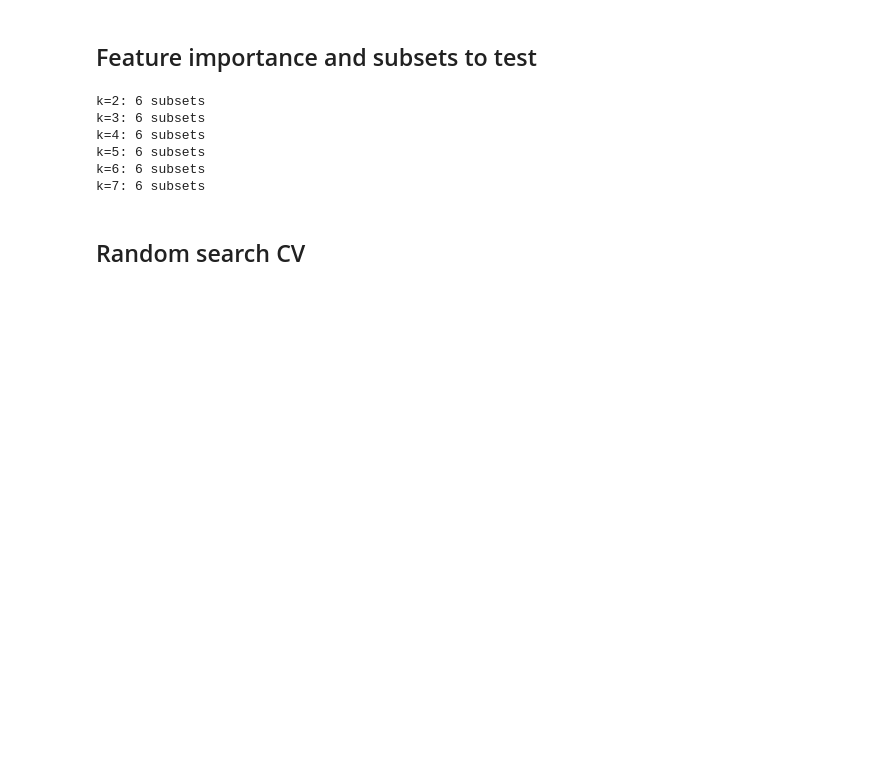
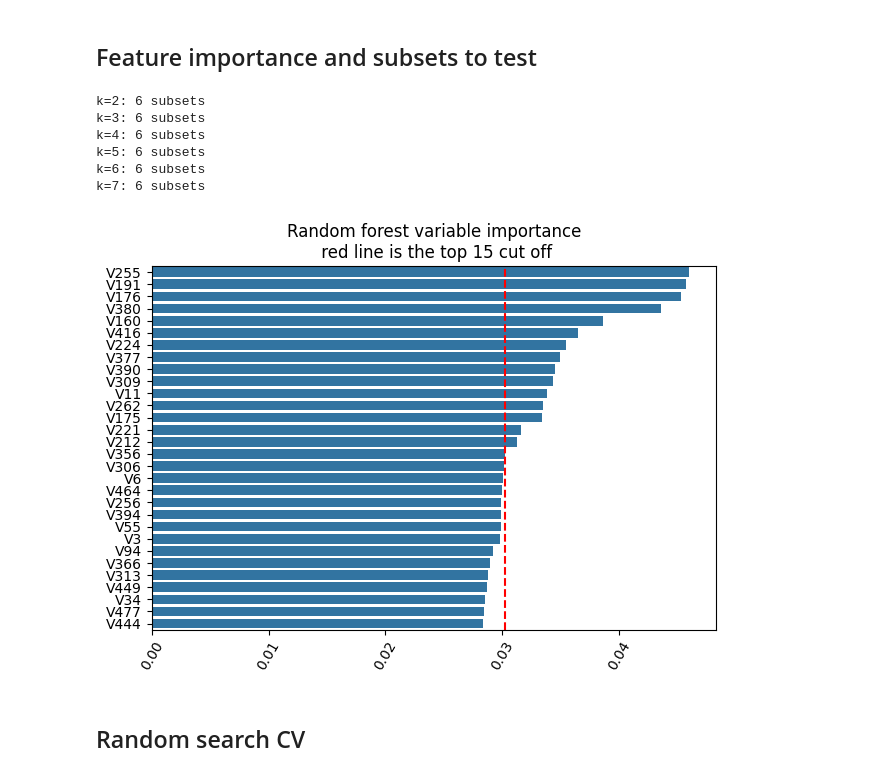
Before and after one commit to olaidczak/cost-sensitive-marketing, a Jupyter notebook: src/model/model_selection.ipynb, the cells around one changed output. Drawn from its saved outputs; the diff is of its cells as text; code cells hidden in the pictures; blank space fills up the shorter version.

```diff
--- a/src/model/model_selection.ipynb
+++ b/src/model/model_selection.ipynb
@@ -102,6 +103,14 @@ k=4: 6 subsets
 k=5: 6 subsets
 k=6: 6 subsets
 k=7: 6 subsets
+# %%
+sns.barplot(ranking, orient='h')
+plt.title("Random forest variable importance\n red line is the top 15 cut off")
+plt.xticks(rotation=60, ha="center")
+plt.axvline(x=ranking.iloc[15], color='red', linestyle='--')
+plt.tight_layout()
+# %% [output]
+[figure, added]
 # %% [markdown]
 ## Random search CV
 # %%
```
Also changed, not shown: parts of 16 cells of this notebook, 10 other files.
